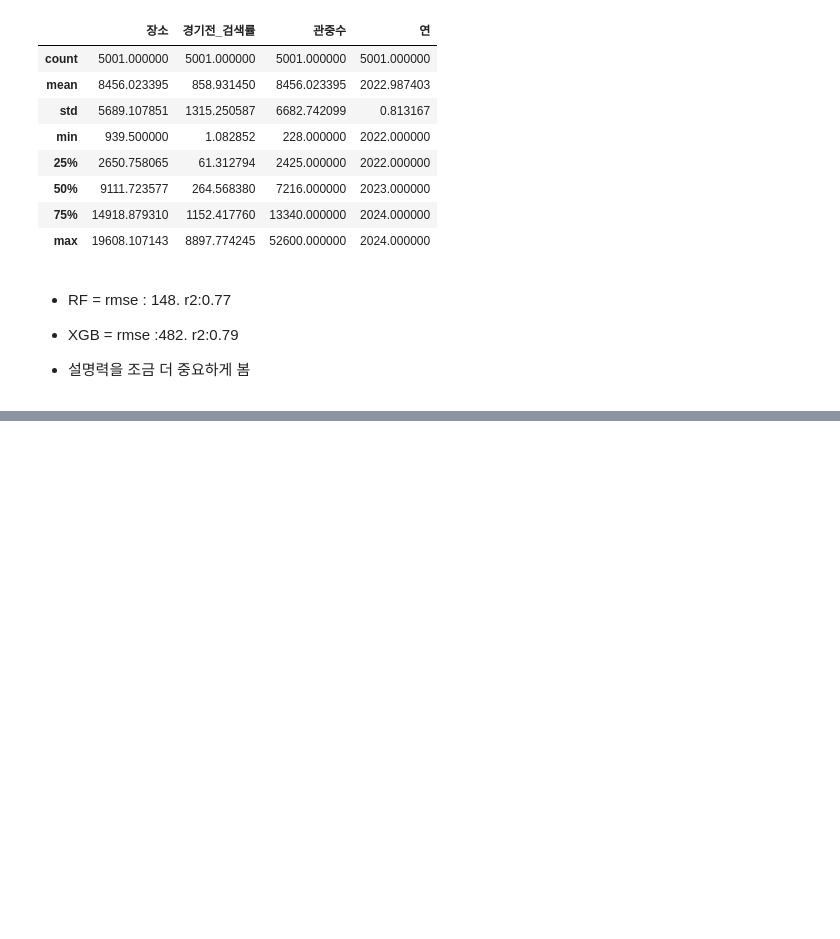
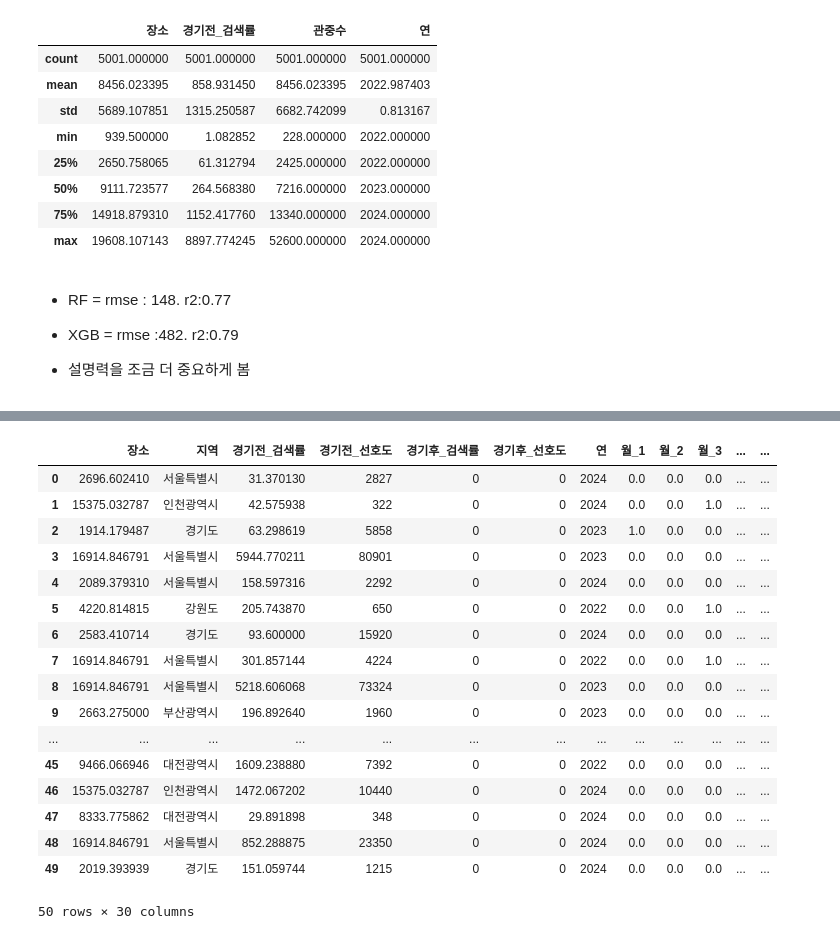
Before and after one commit to kidujm/data_class, a Jupyter notebook: 20260310.ipynb, the cells around one changed output, grey strips where cells are left out. Drawn from its saved outputs; the diff is of its cells as text; code cells hidden in the pictures; blank space fills up the shorter version.

```diff
--- a/20260310.ipynb
+++ b/20260310.ipynb
@@ -611,0 +684,6 @@ plt.show()
+# %%
+import pickle
+
+# 모델 저장
+with open('xgb_model.pkl', 'wb') as f:
+    pickle.dump(xgb, f)
@@ -611,0 +731,13 @@ plt.show()
+# %%
+import pickle
+
+# 인코더 로드
+with open('target_encoding.pkl', 'rb') as f:
+  target_mean = pickle.load(f)
+
+with open('onehot_encoder.pkl', 'rb') as f:
+  encoder = pickle.load(f)
+# %%
+# 타킷 인코딩
+test_sports['장소'] = test_sports['장소'].map(target_mean)
+test_sports
@@ -611,0 +762,3 @@ plt.show()
+# %%
+test_sports[['연', '월']] = test_sports['월'].str.extract(r'(\d{4})년\s*(\d{1,2})월').astype(int)
+test_sports[['연', '월']]
@@ -611,0 +783,30 @@ plt.show()
+# %%
+# 원핫 인코딩 적용
+# 원핫 인코딩 적용
+encoded = encoder.transform(test_sports[['월', '종목', '요일']])
+encoded_df = pd.DataFrame(
+  encoded,
+  columns=encoder.get_feature_names_out(['월', '종목', '요일']),
+  index=test_sports.index
+)
+test_sports = pd.concat([test_sports.drop(columns=['월','종목','요일']), encoded_df], axis=1)
+test_sports
+# %% [output]
+|  | 장소 | 지역 | 경기전_검색률 | 경기전_선호도 | 경기후_검색률 | 경기후_선호도 | 연 | 월_1 | 월_2 | 월_3 | ... | ... |
+| 0 | 2696.602410 | 서울특별시 | 31.370130 | 2827 | 0 | 0 | 2024 | 0.0 | 0.0 | 0.0 | ... | ... |
+| 1 | 15375.032787 | 인천광역시 | 42.575938 | 322 | 0 | 0 | 2024 | 0.0 | 0.0 | 1.0 | ... | ... |
+| 2 | 1914.179487 | 경기도 | 63.298619 | 5858 | 0 | 0 | 2023 | 1.0 | 0.0 | 0.0 | ... | ... |
+| 3 | 16914.846791 | 서울특별시 | 5944.770211 | 80901 | 0 | 0 | 2023 | 0.0 | 0.0 | 0.0 | ... | ... |
+| 4 | 2089.379310 | 서울특별시 | 158.597316 | 2292 | 0 | 0 | 2024 | 0.0 | 0.0 | 0.0 | ... | ... |
+| 5 | 4220.814815 | 강원도 | 205.743870 | 650 | 0 | 0 | 2022 | 0.0 | 0.0 | 1.0 | ... | ... |
+| 6 | 2583.410714 | 경기도 | 93.600000 | 15920 | 0 | 0 | 2024 | 0.0 | 0.0 | 0.0 | ... | ... |
+| 7 | 16914.846791 | 서울특별시 | 301.857144 | 4224 | 0 | 0 | 2022 | 0.0 | 0.0 | 1.0 | ... | ... |
+| 8 | 16914.846791 | 서울특별시 | 5218.606068 | 73324 | 0 | 0 | 2023 | 0.0 | 0.0 | 0.0 | ... | ... |
+| 9 | 2663.275000 | 부산광역시 | 196.892640 | 1960 | 0 | 0 | 2023 | 0.0 | 0.0 | 0.0 | ... | ... |
+| ... | ... | ... | ... | ... | ... | ... | ... | ... | ... | ... | ... | ... |
+| 45 | 9466.066946 | 대전광역시 | 1609.238880 | 7392 | 0 | 0 | 2022 | 0.0 | 0.0 | 0.0 | ... | ... |
+| 46 | 15375.032787 | 인천광역시 | 1472.067202 | 10440 | 0 | 0 | 2024 | 0.0 | 0.0 | 0.0 | ... | ... |
+| 47 | 8333.775862 | 대전광역시 | 29.891898 | 348 | 0 | 0 | 2024 | 0.0 | 0.0 | 0.0 | ... | ... |
+| 48 | 16914.846791 | 서울특별시 | 852.288875 | 23350 | 0 | 0 | 2024 | 0.0 | 0.0 | 0.0 | ... | ... |
+| 49 | 2019.393939 | 경기도 | 151.059744 | 1215 | 0 | 0 | 2024 | 0.0 | 0.0 | 0.0 | ... | ... |
+50 rows × 30 columns
```
Also changed, not shown: parts of 18 cells of this notebook.
